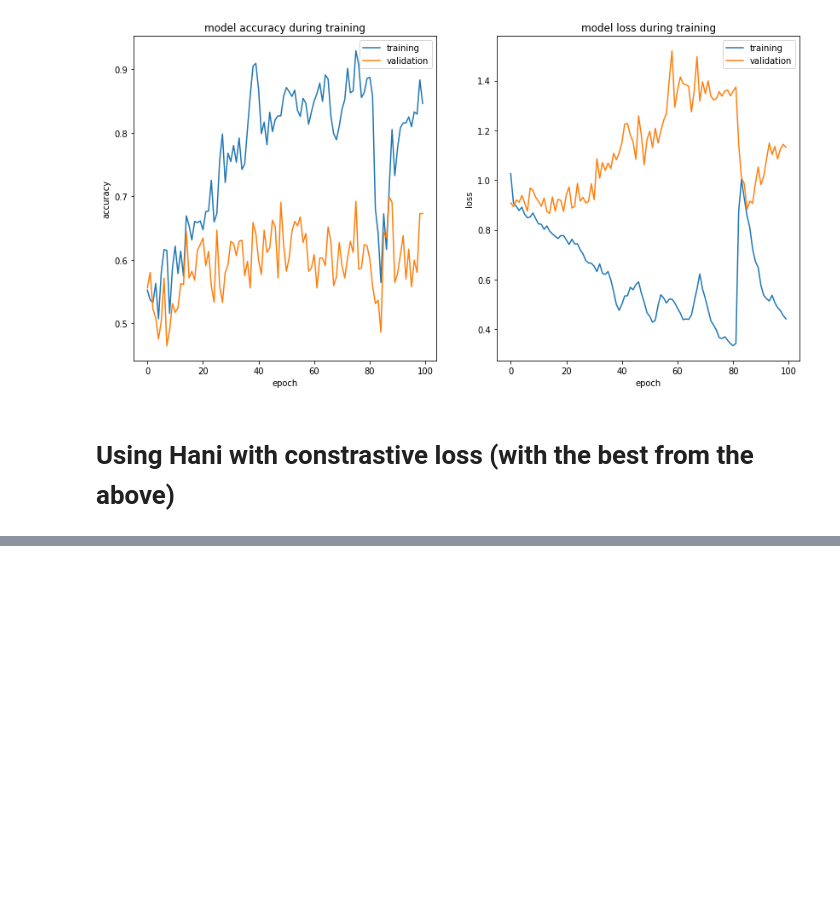
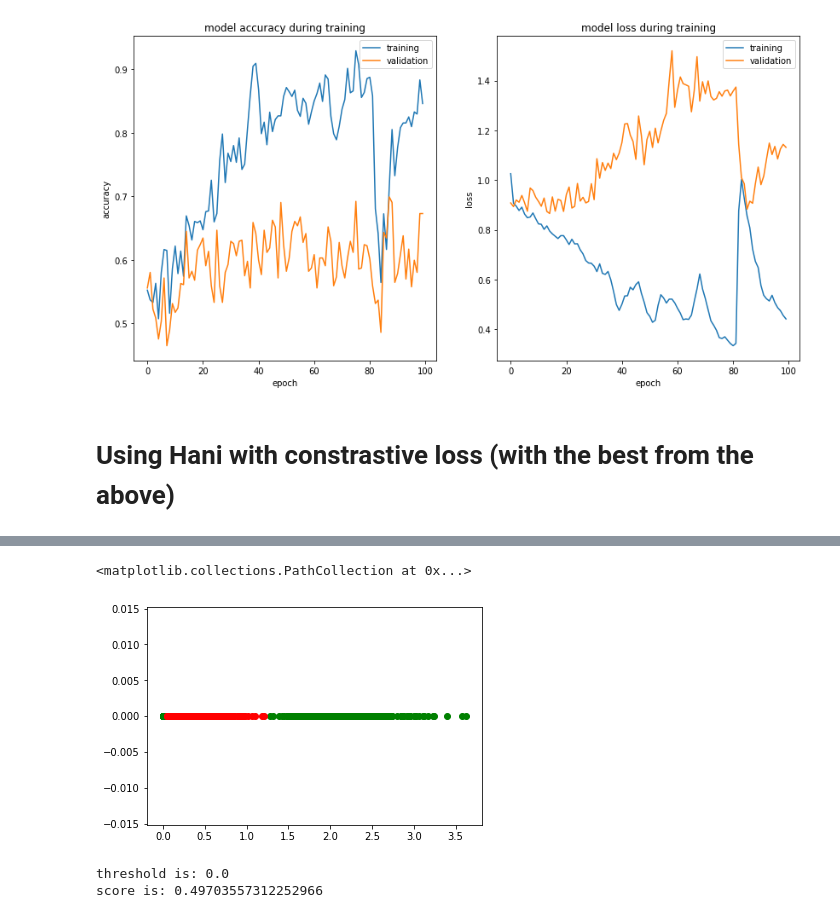
Before and after one commit to elisim/Deep-Learning-Intro, a Jupyter notebook: assignment2/Hani-Model.ipynb, the cells around one changed output, grey strips where cells are left out. Cells and saved outputs as stored; diff of their text form; code cells hidden in the pictures; blank space fills up the shorter version.

```diff
--- a/assignment2/Hani-Model.ipynb
+++ b/assignment2/Hani-Model.ipynb
@@ -181,0 +184,13 @@ Final test accuracy: 0.401
+# %%
+import numpy as np
+y_pred, y = s_net_constrastive.predict(same_train_paths, diff_train_paths)
+# %%
+%matplotlib inline
+import matplotlib.pyplot as plt
+import numpy as np
+
+plt.scatter(y_pred[np.where(y==0)],np.zeros(len(y_pred[np.where(y==0)])), c='green')
+plt.scatter(y_pred[np.where(y==1)],np.zeros(len(y_pred[np.where(y==1)])), c='red')
+# %% [output]
+<matplotlib.collections.PathCollection at 0x...>
+[figure, added]
@@ -181,0 +204,6 @@ Final test accuracy: 0.401
+# %%
+print('threshold is: {}'.format(thresholds[results.argmax()]))
+print('score is: {}'.format(results[results.argmax()]/len(y_pred)))
+# %% [output]
+threshold is: 0.0
+score is: 0.49703557312252966
```
Also changed, not shown: parts of 7 cells of this notebook, 8 other files.
